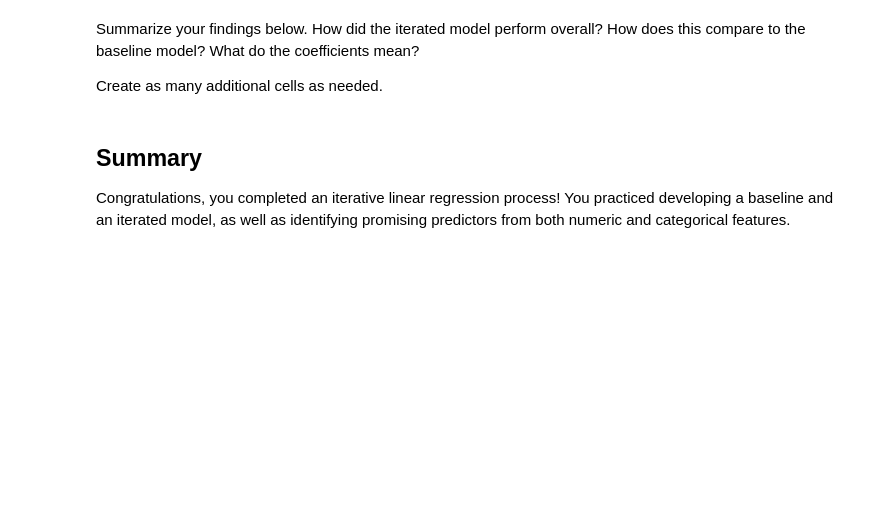
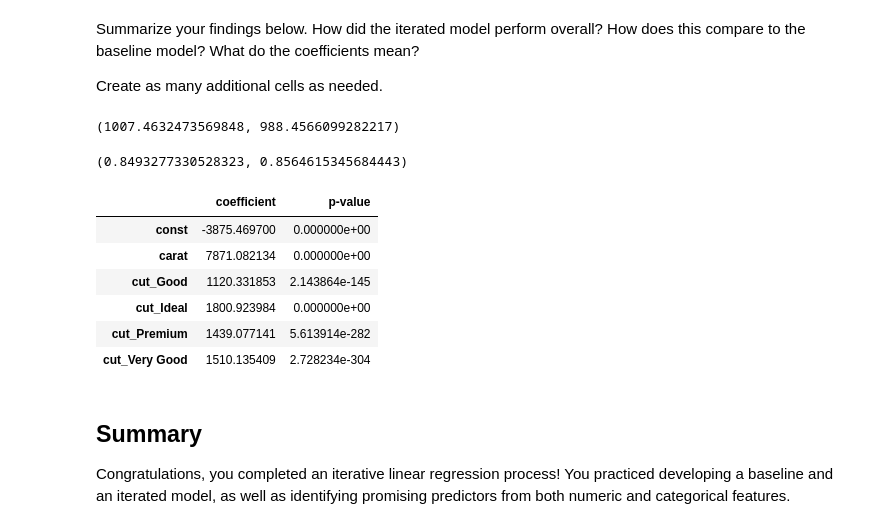
Before and after one commit to ldwilker10/dsc-multiple-regression-cumulative-lab, a Jupyter notebook: index.ipynb, the cells around one changed output. Saved outputs shown, nothing was run; the diff lists cells and outputs as text; code cells hidden in the pictures; blank space fills up the shorter version.

```diff
--- a/index.ipynb
+++ b/index.ipynb
@@ -356,0 +409,6 @@ Using the `y` variable from our previous model and `X_iterated`, build a model c
+# %%
+# Your code here
+iterated_model= sm.OLS(y, sm.add_constant(X_iterated))
+iterated_results = iterated_model.fit()
+
+print(iterated_results.summary())
@@ -369,0 +462,9 @@ Create as many additional cells as needed.
+# %%
+iterated_mae = mean_absolute_error(y, iterated_results.predict(sm.add_constant(X_iterated)))
+baseline_mae, iterated_mae
+# %% [output]
+(1007.4632473569848, 988.4566099282217)
+# %%
+baseline_results.rsquared_adj, iterated_results.rsquared_adj
+# %% [output]
+(0.8493277330528323, 0.8564615345684443)
@@ -369,0 +477,12 @@ Create as many additional cells as needed.
+# %%
+results_df = pd.concat([iterated_results.params, iterated_results.pvalues], axis=1)
+results_df.columns = ["coefficient", "p-value"]
+results_df
+# %% [output]
+|  | coefficient | p-value |
+| const | -3875.469700 | 0.000000e+00 |
+| carat | 7871.082134 | 0.000000e+00 |
+| cut_Good | 1120.331853 | 2.143864e-145 |
+| cut_Ideal | 1800.923984 | 0.000000e+00 |
+| cut_Premium | 1439.077141 | 5.613914e-282 |
+| cut_Very Good | 1510.135409 | 2.728234e-304 |
```
Also changed, not shown: parts of 13 cells of this notebook.
